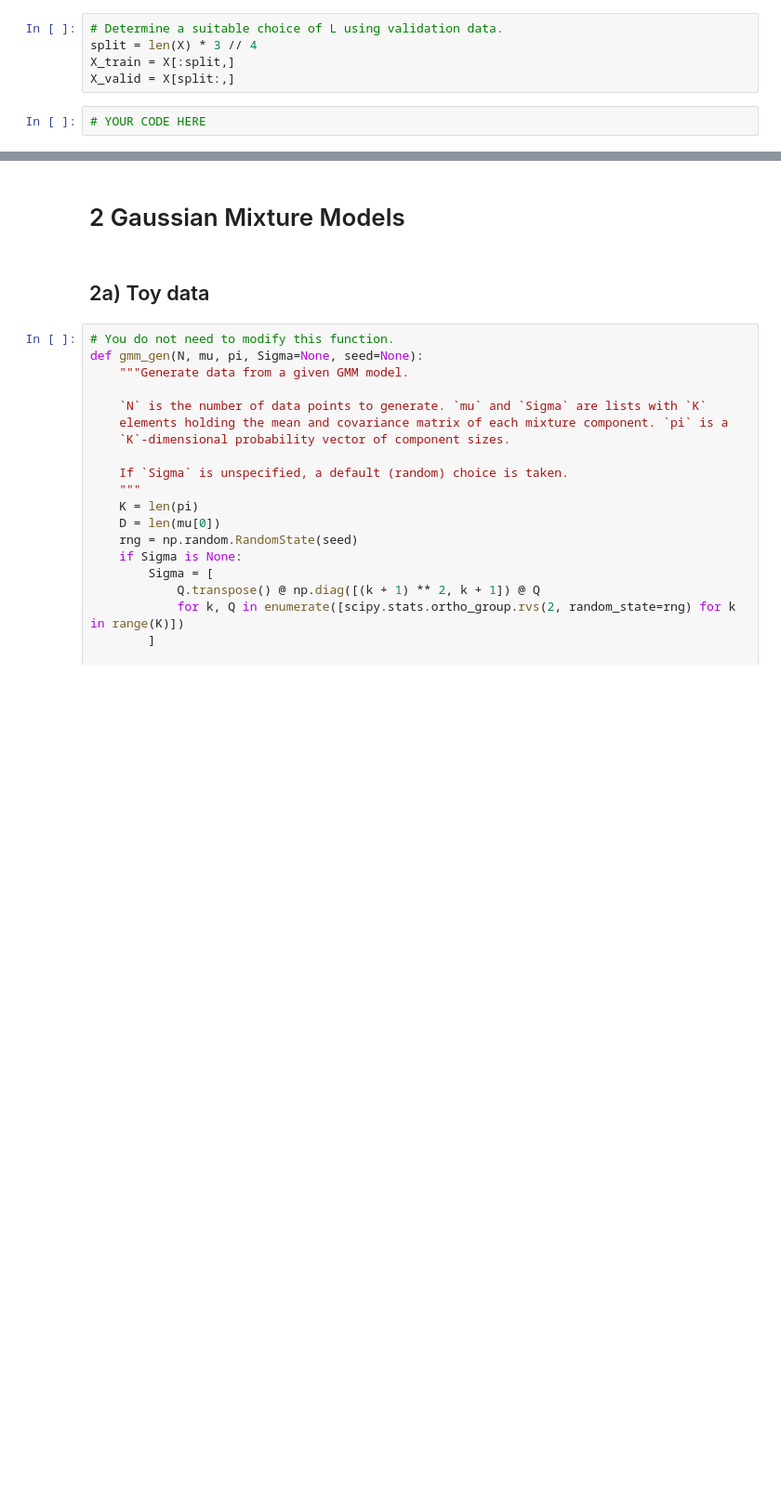
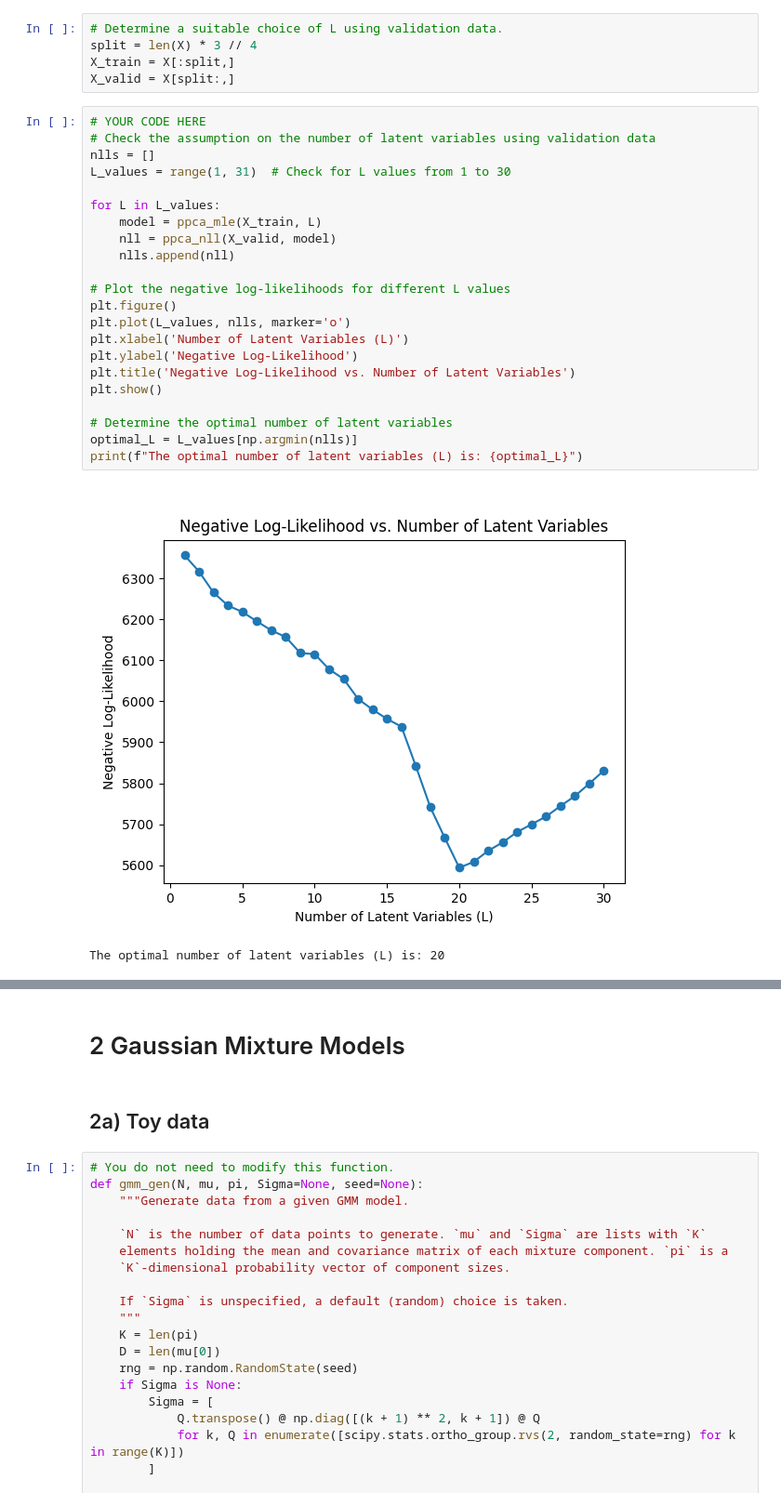
Before and after one commit to eelisee/IE-675b-Machine-Learning, a Jupyter notebook: a04-lvm/a04-lvm.ipynb, the cells around one changed output, grey strips where cells are left out. Shown at 93% size. Drawn from its saved outputs; the diff is of its cells as text; blank space fills up the shorter version.

```diff
--- a/a04-lvm/a04-lvm.ipynb
+++ b/a04-lvm/a04-lvm.ipynb
@@ -293,3 +321,26 @@ X_train = X[:split,]
 X_valid = X[split:,]
 # %%
 # YOUR CODE HERE
+# Check the assumption on the number of latent variables using validation data
+nlls = []
+L_values = range(1, 31)  # Check for L values from 1 to 30
+
+for L in L_values:
+    model = ppca_mle(X_train, L)
+    nll = ppca_nll(X_valid, model)
+    nlls.append(nll)
+
+# Plot the negative log-likelihoods for different L values
+plt.figure()
+plt.plot(L_values, nlls, marker='o')
+plt.xlabel('Number of Latent Variables (L)')
+plt.ylabel('Negative Log-Likelihood')
+plt.title('Negative Log-Likelihood vs. Number of Latent Variables')
+plt.show()
+
+# Determine the optimal number of latent variables
+optimal_L = L_values[np.argmin(nlls)]
+print(f"The optimal number of latent variables (L) is: {optimal_L}")
+# %% [output]
+[figure, added]
+The optimal number of latent variables (L) is: 20
```
Also changed, not shown: parts of 13 cells of this notebook.
